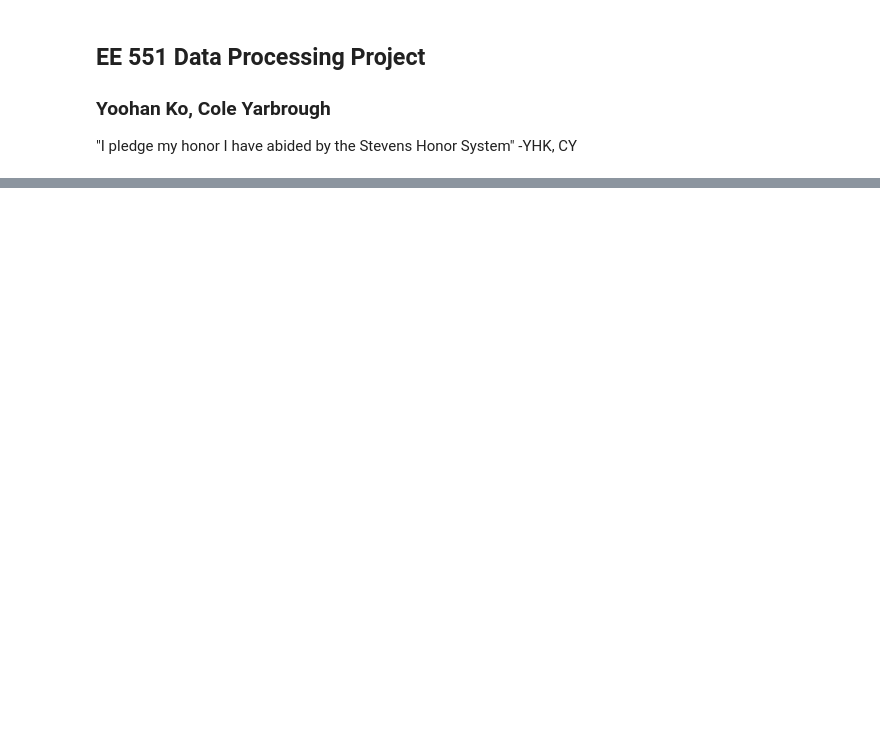
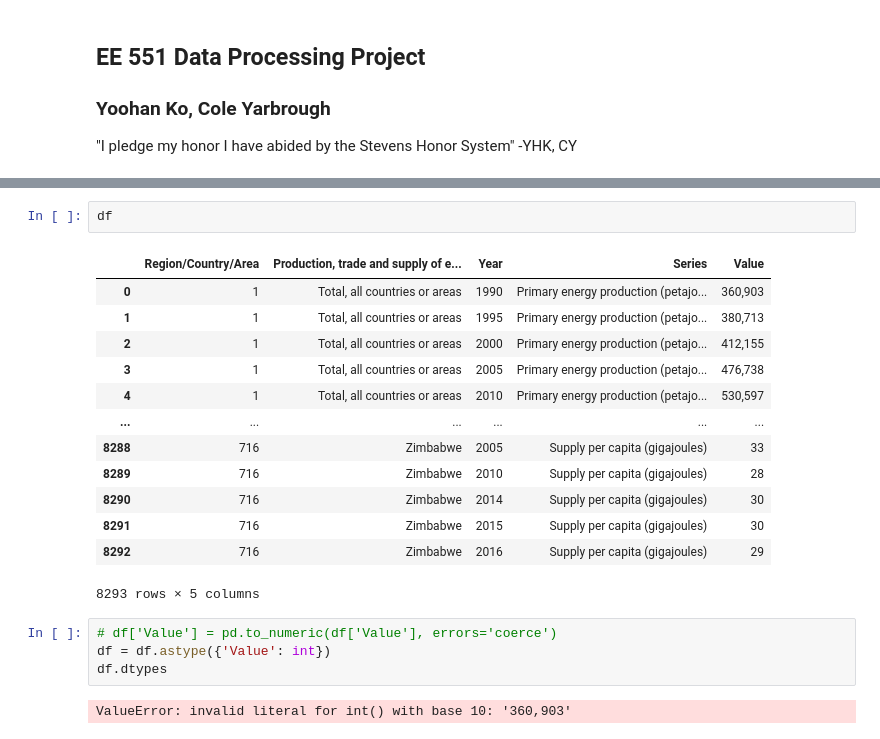
Before and after one commit to yoohanko98/EE551-data-processing-project, a Jupyter notebook: EE551-data-processing-project.ipynb, the cells around one changed output, grey strips where cells are left out. Saved outputs shown, nothing was run; the diff lists cells and outputs as text; blank space fills up the shorter version.

```diff
--- a/EE551-data-processing-project.ipynb
+++ b/EE551-data-processing-project.ipynb
@@ -27,0 +32,22 @@ rawData
+# %%
+df
+# %% [output]
+|  | Region/Country/Area | Production, trade and supply of e... | Year | Series | Value |
+| 0 | 1 | Total, all countries or areas | 1990 | Primary energy production (petajo... | 360,903 |
+| 1 | 1 | Total, all countries or areas | 1995 | Primary energy production (petajo... | 380,713 |
+| 2 | 1 | Total, all countries or areas | 2000 | Primary energy production (petajo... | 412,155 |
+| 3 | 1 | Total, all countries or areas | 2005 | Primary energy production (petajo... | 476,738 |
+| 4 | 1 | Total, all countries or areas | 2010 | Primary energy production (petajo... | 530,597 |
+| ... | ... | ... | ... | ... | ... |
+| 8288 | 716 | Zimbabwe | 2005 | Supply per capita (gigajoules) | 33 |
+| 8289 | 716 | Zimbabwe | 2010 | Supply per capita (gigajoules) | 28 |
+| 8290 | 716 | Zimbabwe | 2014 | Supply per capita (gigajoules) | 30 |
+| 8291 | 716 | Zimbabwe | 2015 | Supply per capita (gigajoules) | 30 |
+| 8292 | 716 | Zimbabwe | 2016 | Supply per capita (gigajoules) | 29 |
+8293 rows × 5 columns
+# %%
+# df['Value'] = pd.to_numeric(df['Value'], errors='coerce')
+df = df.astype({'Value': int})
+df.dtypes
+# %% [output]
+ValueError: invalid literal for int() with base 10: '360,903'
```
Also changed, not shown: parts of 10 cells of this notebook, 1 other file.
